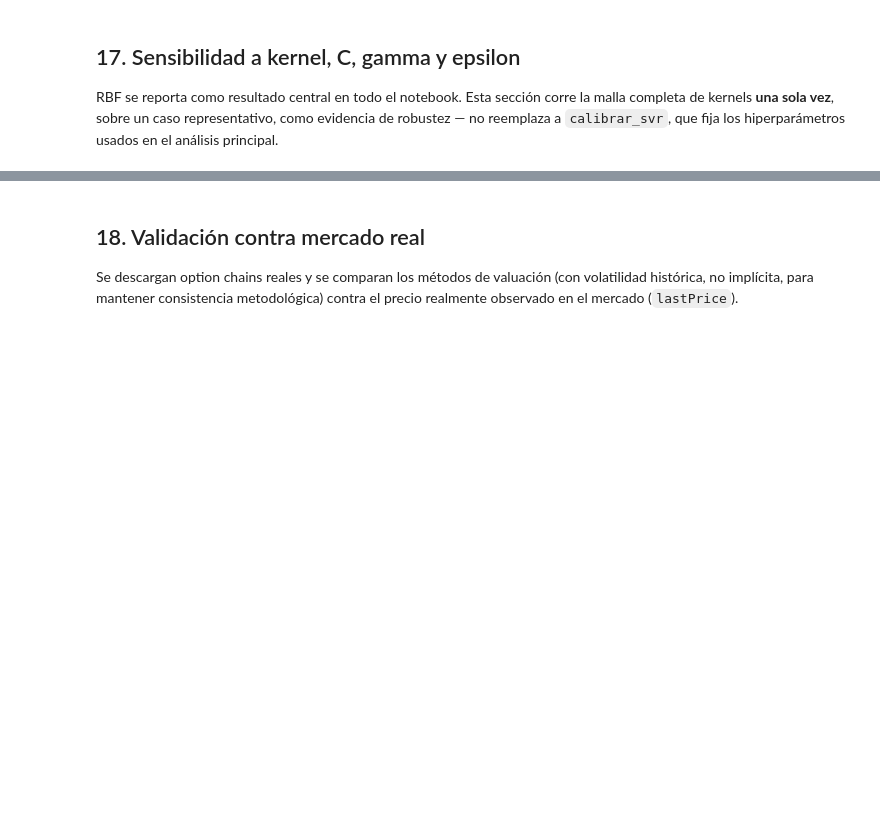
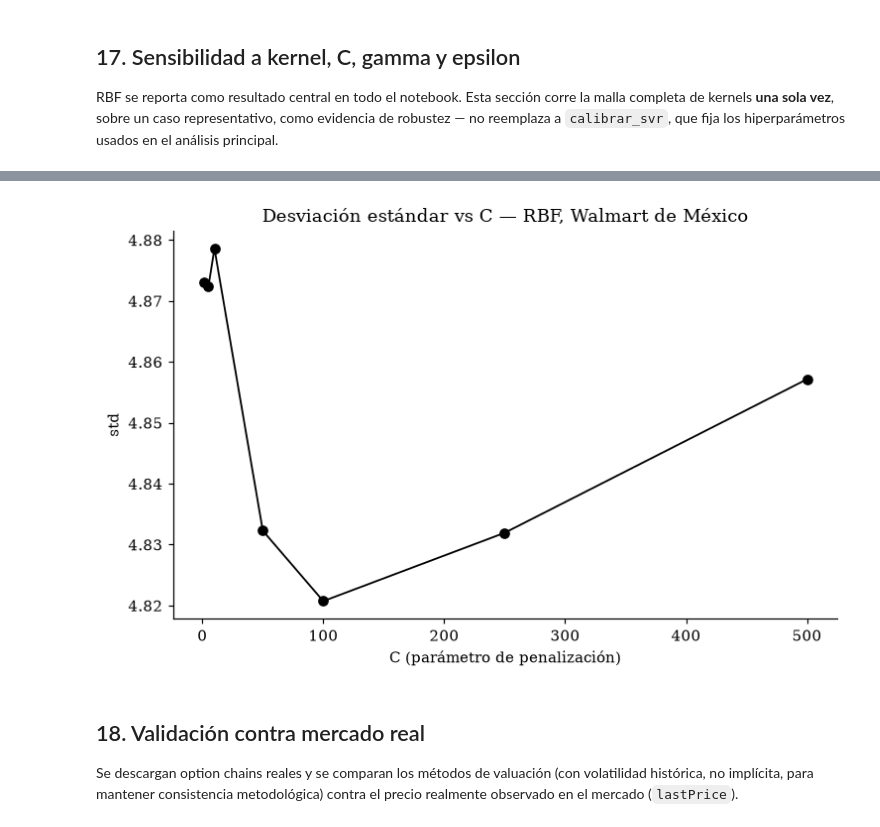
Before and after one commit to Leohdezj/Tesis, a Jupyter notebook: code/notebooks/valuacion_puts_americanas_final.ipynb, the cells around one changed output, grey strips where cells are left out. Saved outputs shown, nothing was run; the diff lists cells and outputs as text; code cells hidden in the pictures; blank space fills up the shorter version.

```diff
--- a/code/notebooks/valuacion_puts_americanas_final.ipynb
+++ b/code/notebooks/valuacion_puts_americanas_final.ipynb
@@ -699,3 +980,24 @@ tabla_grid.sort_values('std').head(15)
+# %%
+def graficar_error_vs_C(tabla_grid, kernel='rbf', metric='std', titulo=None):
+    sub = tabla_grid[tabla_grid['kernel'] == kernel].copy()
+    curva = sub.groupby('C')[metric].mean().reset_index().sort_values('C')
+
+    fig, ax = plt.subplots(figsize=(7, 4.5))
+    ax.plot(curva['C'], curva[metric], 'o-', color='black', markersize=6, lw=1.2)
+    ax.set_xlabel('C (parámetro de penalización)')
+    ax.set_ylabel(metric)
+    ax.set_title(titulo or f'{metric} de validación vs hiperparámetro C — kernel {kernel}')
+    # Fuerza un rango más amplio para no exagerar variaciones pequeñas
+    centro = curva[metric].mean()
+    ax.set_ylim(centro - 0.5, centro + 0.5)  # <-- ajusta el margen a tu gusto
+    plt.tight_layout()
+    plt.show()
+# %%
+
+graficar_error_vs_C(tabla_grid, kernel='rbf', metric='std',
+                    titulo=f'Desviación estándar vs C — RBF, {EMISORAS[TICKERS[0]]}')
+# %% [output]
+[figure, added]
 # %% [markdown]
 ## 18. Validación contra mercado real
 
```
Also changed, not shown: parts of 16 cells of this notebook, 1 other file.
